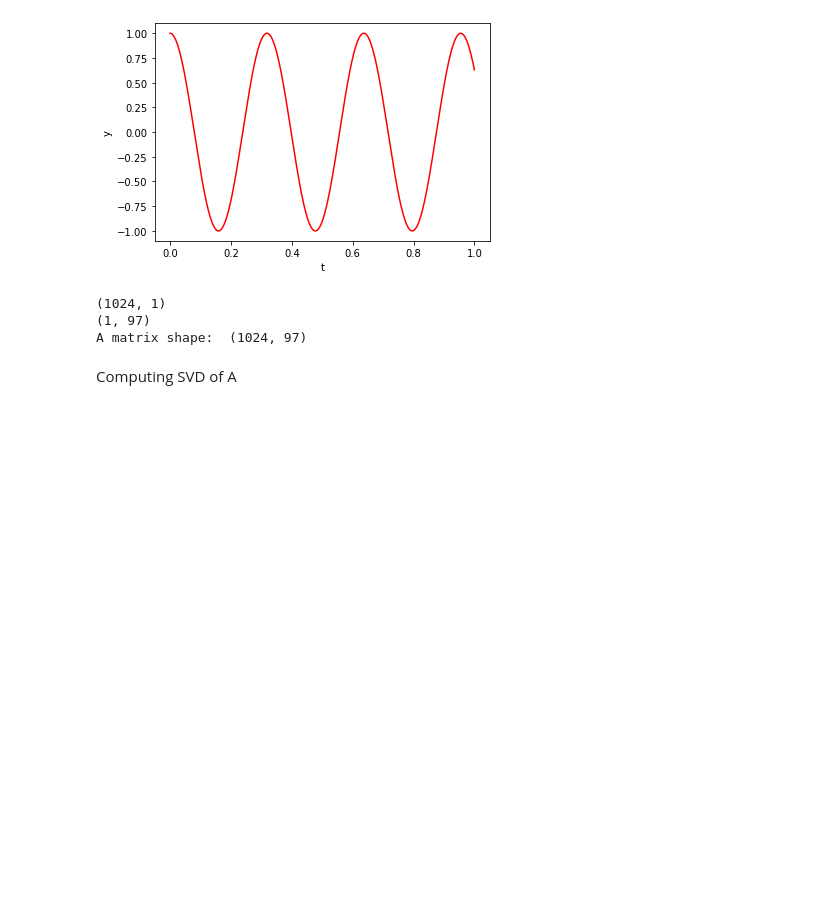
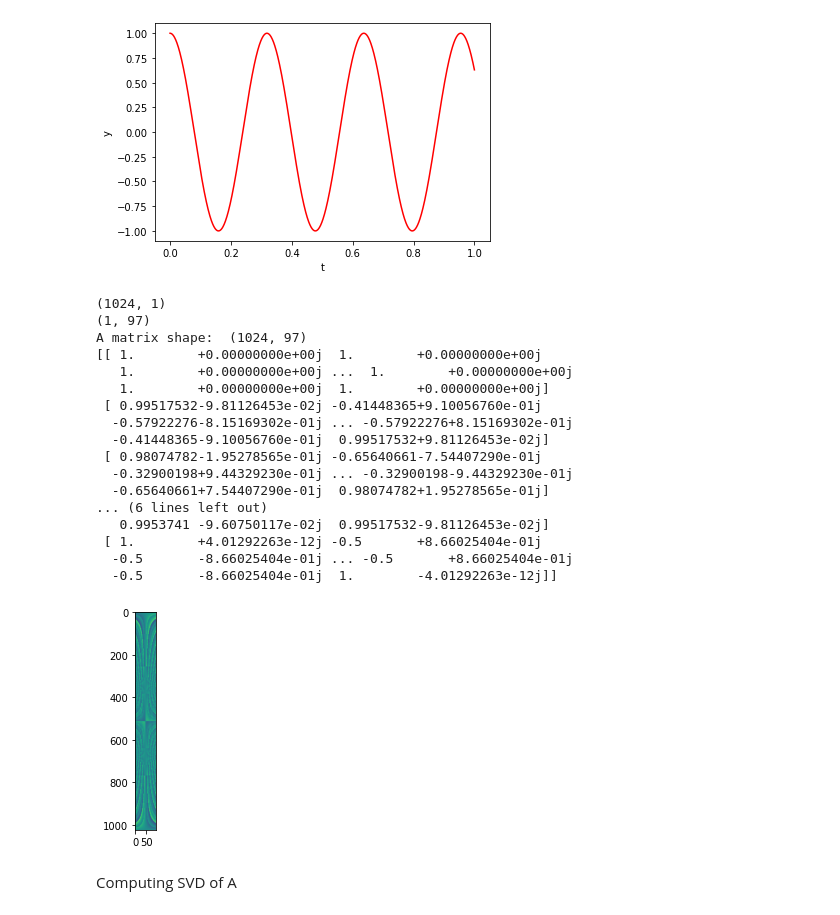
Before and after one commit to ShahabZada/Advanced-Mathematics-Assignments, a Jupyter notebook: Homework3/Q6.ipynb, the cells around one changed output. Drawn from its saved outputs; the diff is of its cells as text; code cells hidden in the pictures; blank space fills up the shorter version.

```diff
--- a/Homework3/Q6.ipynb
+++ b/Homework3/Q6.ipynb
@@ -14,12 +14,12 @@ Numpy operations are way more faster than for loops
 
 def A_matrix_producer(M, B, S):
 
-	t = np.linspace(0, M, M).reshape([M, 1])
+	t = np.linspace(0, M, M).reshape((M, 1))
 	print(t.shape)
-	k= np.linspace(-B*S, B*S, 2*B*S+1).reshape([2*B*S+1,1]).T
+	k= (np.linspace(-B*S, B*S, 2*B*S+1).reshape((2*B*S+1,1)).T)/S
 	print(k.shape)
 	#vectorized implementation to generate matrix A
-	A = np.exp(np.dot(t, k/S)*2*pi*1j)
+	A = np.exp(np.dot(t, k)*2*pi*1j)
 	print("A matrix shape: ",A.shape)
 	return A
 # %% [markdown]
@@ -37,10 +37,27 @@ plt.show()
 # %%
 
 A = A_matrix_producer(M, 16, 3)    #M=1024 defined in cell above
+plt.imshow(np.angle(A))
+print(A)
 # %% [output]
 (1024, 1)
 (1, 97)
 A matrix shape:  (1024, 97)
+[[ 1.        +0.00000000e+00j  1.        +0.00000000e+00j
+   1.        +0.00000000e+00j ...  1.        +0.00000000e+00j
+   1.        +0.00000000e+00j  1.        +0.00000000e+00j]
+ [ 0.99517532-9.81126453e-02j -0.41448365+9.10056760e-01j
+  -0.57922276-8.15169302e-01j ... -0.57922276+8.15169302e-01j
+  -0.41448365-9.10056760e-01j  0.99517532+9.81126453e-02j]
+ [ 0.98074782-1.95278565e-01j -0.65640661-7.54407290e-01j
+  -0.32900198+9.44329230e-01j ... -0.32900198-9.44329230e-01j
+  -0.65640661+7.54407290e-01j  0.98074782+1.95278565e-01j]
+... (6 lines left out)
+   0.9953741 -9.60750117e-02j  0.99517532-9.81126453e-02j]
+ [ 1.        +4.01292263e-12j -0.5       +8.66025404e-01j
+  -0.5       -8.66025404e-01j ... -0.5       +8.66025404e-01j
+  -0.5       -8.66025404e-01j  1.        -4.01292263e-12j]]
+[figure, added]
 # %% [markdown]
 Computing SVD of A
 # %%
```
Also changed, not shown: parts of 4 cells of this notebook.
